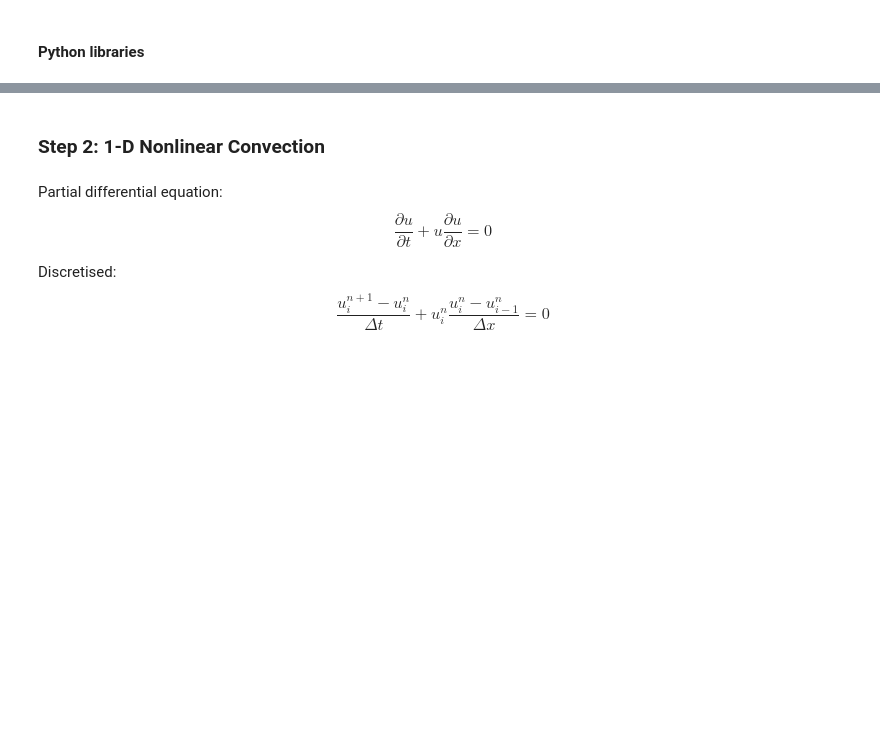
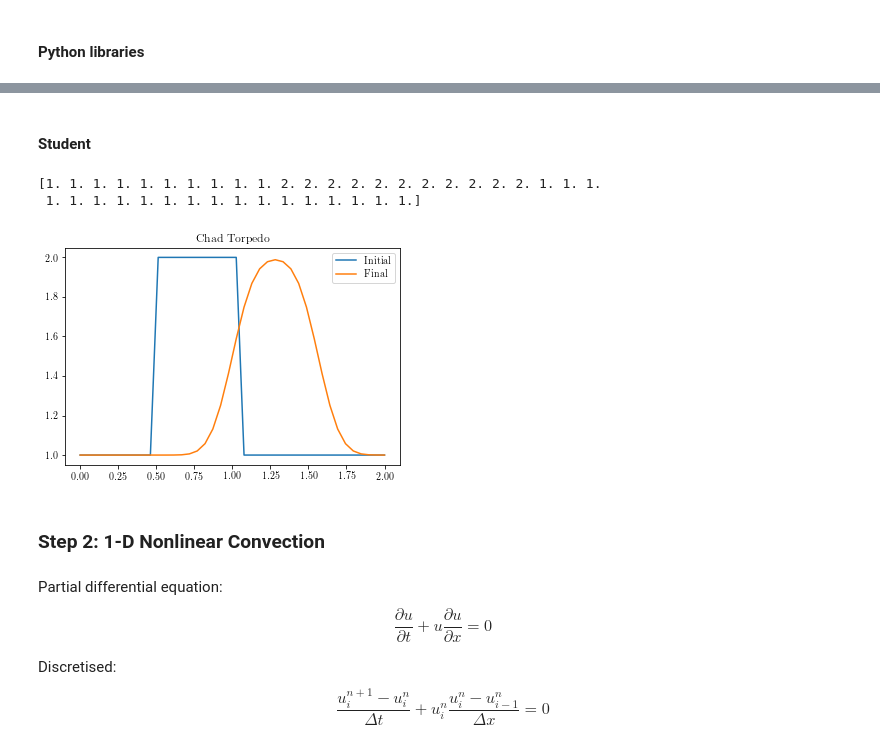
Before and after one commit to GodotMisogi/CFDCodes, a Jupyter notebook: CFDPython.ipynb, the cells around one changed output, grey strips where cells are left out. Drawn from its saved outputs; the diff is of its cells as text; code cells hidden in the pictures; blank space fills up the shorter version.

```diff
--- a/CFDPython.ipynb
+++ b/CFDPython.ipynb
@@ -77,5 +58,34 @@ linearConvection(40)
+# %% [markdown]
+#### Student
+# %%
+def linearConvection(nx):
+    dx = 2.0/nx
+    nt = 21
+    dt = 0.025
+    c = 1
+
+    x = numpy.linspace(0,2,nx)
+    u = numpy.ones((nt,nx))
+    u[0][int (.5/dx): int(1/dx +1)] = 2.0
+    print(u[0])
+
+    for n in range(nt-1):
+        for i in range(1,nx):
+            u[n+1][i] = u[n][i] - c*dt/dx*(u[n][i] - u[n][i-1])
+
+    pyplot.figure(1)
+    pyplot.title('Chad Torpedo')
+    pyplot.plot(x, u[0], label='Initial')
+    pyplot.plot(x, u[nt-1], label='Final')
+    pyplot.legend()
+
+linearConvection(40)
+# %% [output]
+[1. 1. 1. 1. 1. 1. 1. 1. 1. 1. 2. 2. 2. 2. 2. 2. 2. 2. 2. 2. 2. 1. 1. 1.
+ 1. 1. 1. 1. 1. 1. 1. 1. 1. 1. 1. 1. 1. 1. 1. 1.]
+[figure, added]
 # %% [markdown]
-### Step 2: 1-D Nonlinear Convection
+### **Step 2: 1-D Nonlinear Convection**
 # %% [markdown]
 Partial differential equation: $$ \frac{\partial u}{\partial t} + u\frac{\partial u}{\partial x} = 0 $$
 
```
Also changed, not shown: parts of 38 cells of this notebook.
